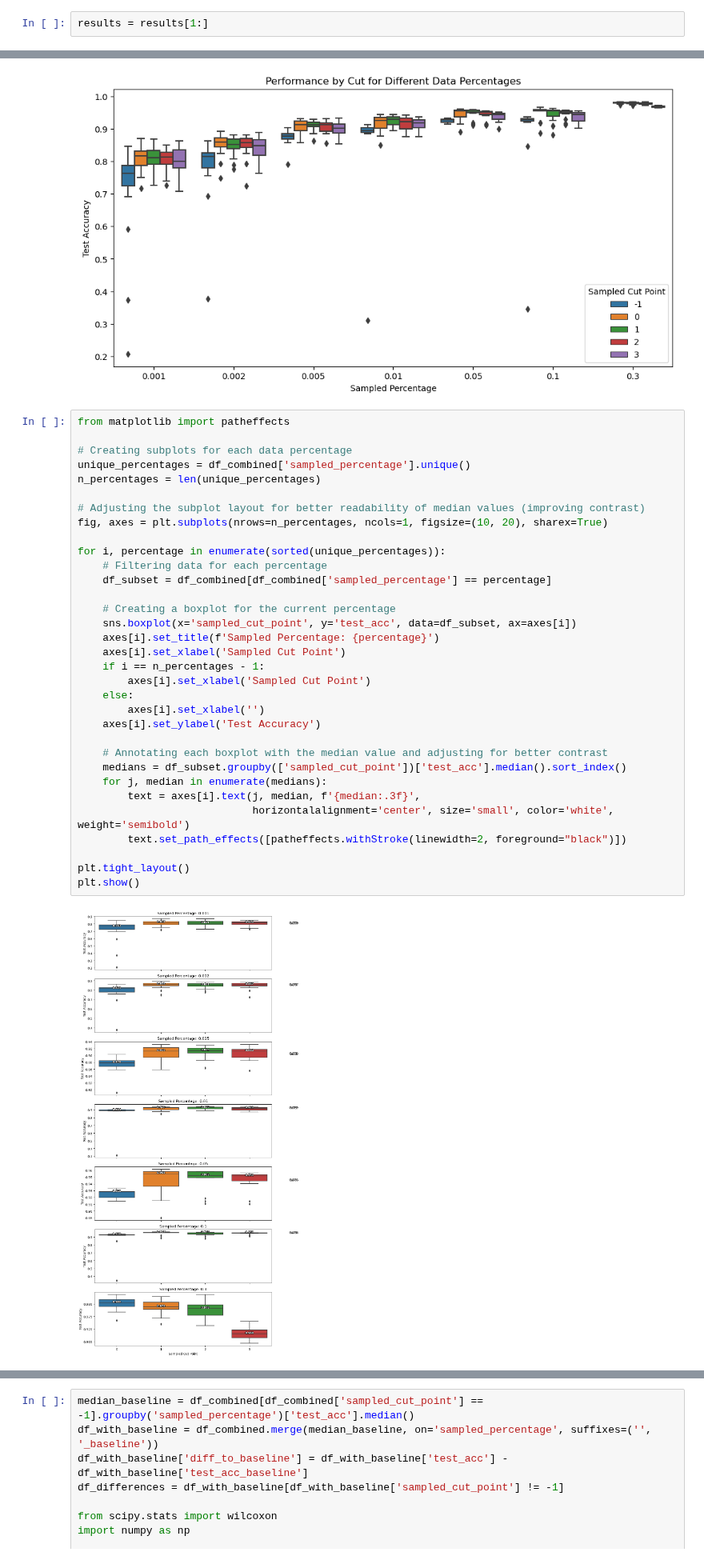
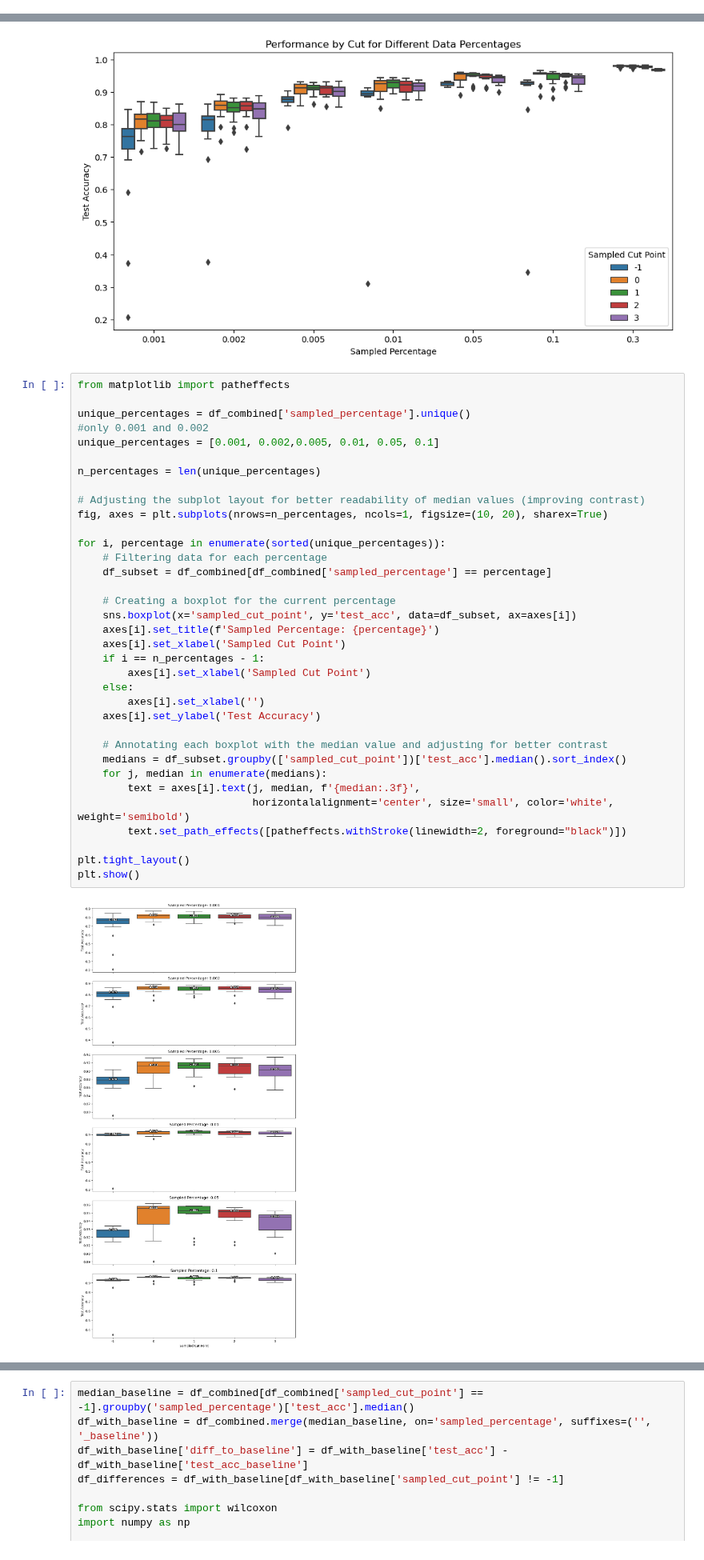
Before and after one commit to tusharmanekar/mp-tl-study, a Jupyter notebook: 50-50_MNIST/MNIST_CNN_3D_many_more_repeats_freeze_reinit.ipynb, the cells around one changed output, grey strips where cells are left out. Shown at 80% size. Saved outputs shown, nothing was run; the diff lists cells and outputs as text.

```diff
--- a/50-50_MNIST/MNIST_CNN_3D_many_more_repeats_freeze_reinit.ipynb
+++ b/50-50_MNIST/MNIST_CNN_3D_many_more_repeats_freeze_reinit.ipynb
@@ -1020,8 +1048,6 @@ with open(f'results_jsons/results_freeze_{params["freeze"]}_pool_{params["use_po
 #load results
 with open('results_jsons/results_freeze_True_pool_False_lr_0.001_random_subsamples.json', 'r') as f:
     results = json.load(f)
-# %%
-results = results[1:]
 # %%
 import pandas as pd
 import matplotlib.pyplot as plt
@@ -1043,35 +1069,37 @@ plt.show()
 # %%
 from matplotlib import patheffects
 
-# Creating subplots for each data percentage
 unique_percentages = df_combined['sampled_percentage'].unique()
+#only 0.001 and 0.002
+unique_percentages = [0.001, 0.002,0.005, 0.01, 0.05, 0.1]
+
 n_percentages = len(unique_percentages)
 
 # Adjusting the subplot layout for better readability of median values (improving contrast)
 fig, axes = plt.subplots(nrows=n_percentages, ncols=1, figsize=(10, 20), sharex=True)
 
 for i, percentage in enumerate(sorted(unique_percentages)):
     # Filtering data for each percentage
     df_subset = df_combined[df_combined['sampled_percentage'] == percentage]
 
     # Creating a boxplot for the current percentage
     sns.boxplot(x='sampled_cut_point', y='test_acc', data=df_subset, ax=axes[i])
     axes[i].set_title(f'Sampled Percentage: {percentage}')
     axes[i].set_xlabel('Sampled Cut Point')
     if i == n_percentages - 1:
         axes[i].set_xlabel('Sampled Cut Point')
     else:
         axes[i].set_xlabel('')
     axes[i].set_ylabel('Test Accuracy')
 
     # Annotating each boxplot with the median value and adjusting for better contrast
     medians = df_subset.groupby(['sampled_cut_point'])['test_acc'].median().sort_index()
     for j, median in enumerate(medians):
         text = axes[i].text(j, median, f'{median:.3f}',
                             horizontalalignment='center', size='small', color='white', weight='semibold')
         text.set_path_effects([patheffects.withStroke(linewidth=2, foreground="black")])
 
 plt.tight_layout()
 plt.show()
 # %% [output]
-[figure, old version]
+[figure, new version]
```
Also changed, not shown: parts of 5 cells of this notebook, 5 other files.
